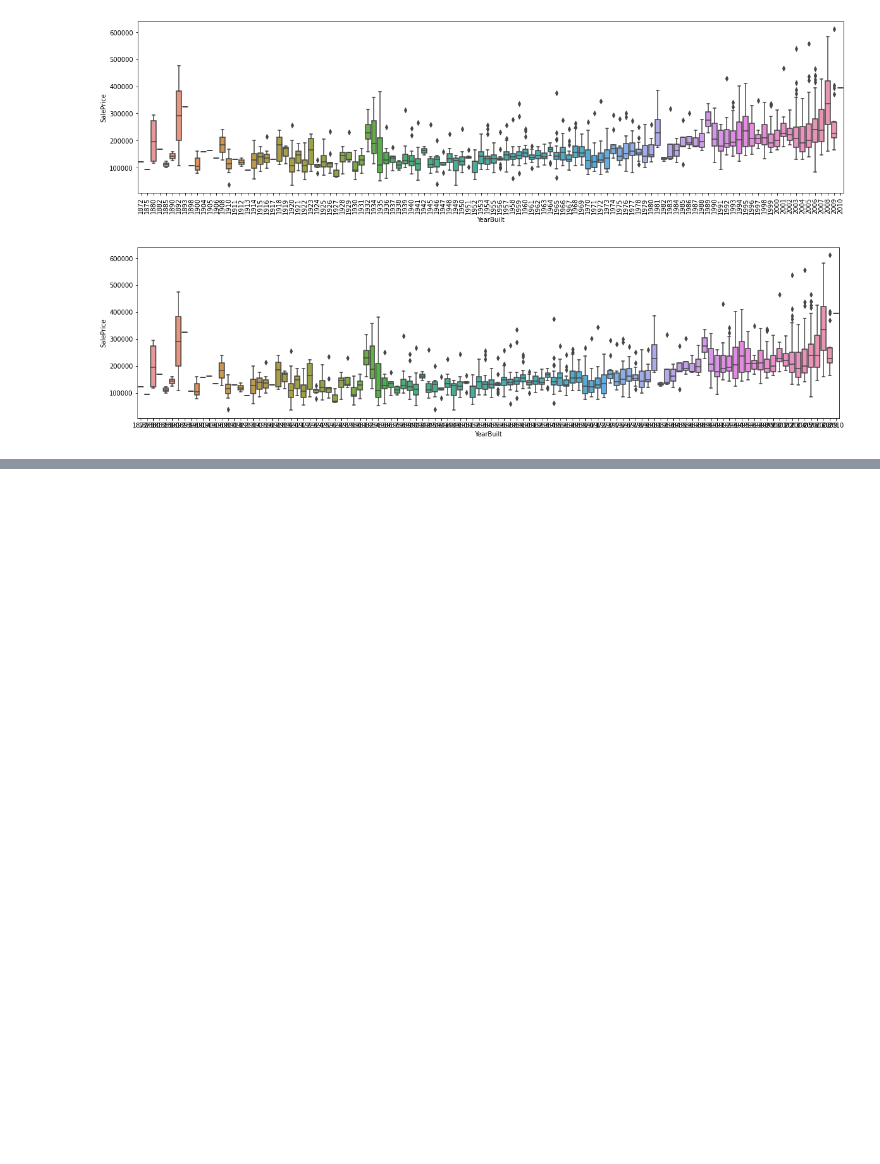
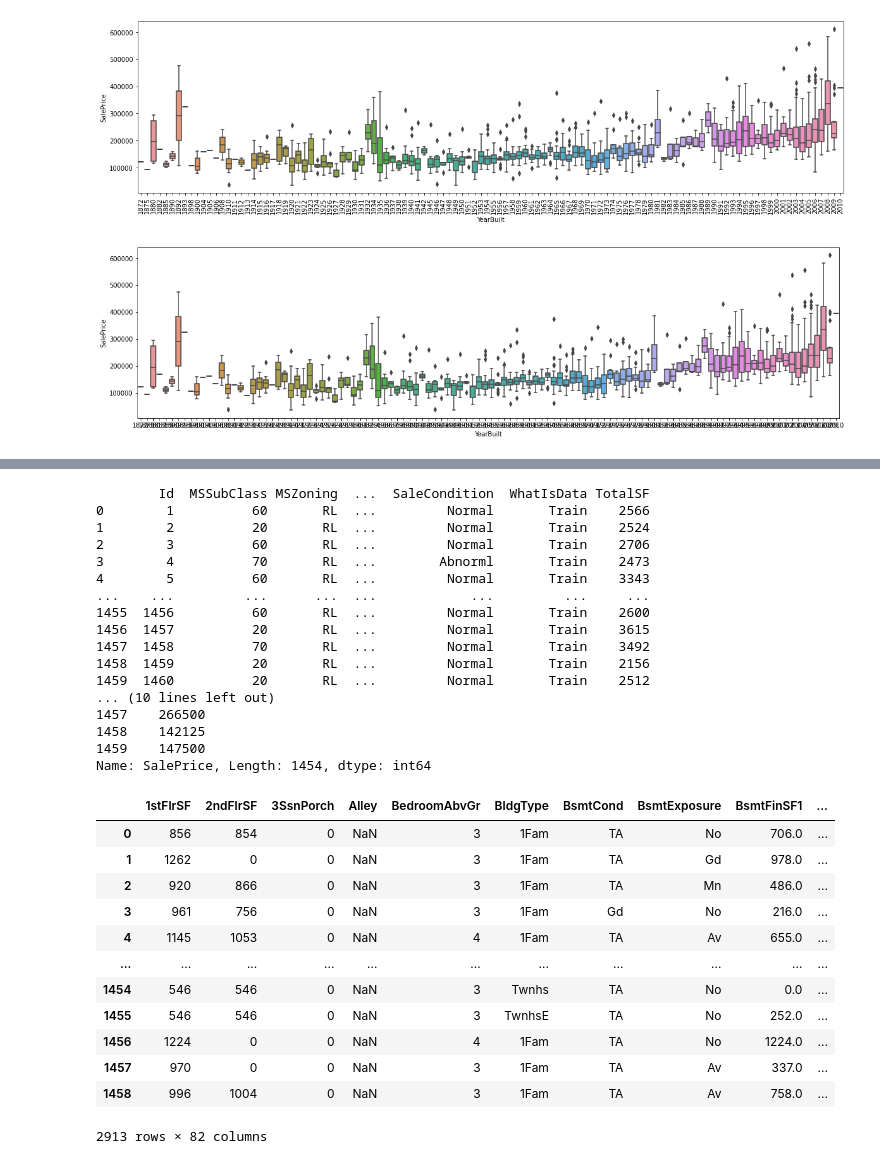
Before and after one commit to Tom-Lennox/Kaggle, a Jupyter notebook: HousePrices_c01.ipynb, the cells around one changed output, grey strips where cells are left out. Saved outputs shown, nothing was run; the diff lists cells and outputs as text; code cells hidden in the pictures; blank space fills up the shorter version.

```diff
--- a/HousePrices_c01.ipynb
+++ b/HousePrices_c01.ipynb
@@ -269,0 +282,41 @@ train = train.drop(train[(train['OverallQual']<10) & (train['SalePrice']>500000)
+# %%
+# train_x = train.drop("SalePrice",axis=1)
+
+print(train_x)
+train_y = train["SalePrice"]
+print(train_y)
+
+#学習データとテストデータを統合
+all_data = pd.concat([train_x,test_x],axis=0,sort=True)
+all_data
+# %% [output]
+        Id  MSSubClass MSZoning  ...  SaleCondition  WhatIsData TotalSF
+0        1          60       RL  ...         Normal       Train    2566
+1        2          20       RL  ...         Normal       Train    2524
+2        3          60       RL  ...         Normal       Train    2706
+3        4          70       RL  ...        Abnorml       Train    2473
+4        5          60       RL  ...         Normal       Train    3343
+...    ...         ...      ...  ...            ...         ...     ...
+1455  1456          60       RL  ...         Normal       Train    2600
+1456  1457          20       RL  ...         Normal       Train    3615
+1457  1458          70       RL  ...         Normal       Train    3492
+1458  1459          20       RL  ...         Normal       Train    2156
+1459  1460          20       RL  ...         Normal       Train    2512
+... (10 lines left out)
+1457    266500
+1458    142125
+1459    147500
+Name: SalePrice, Length: 1454, dtype: int64
+|  | 1stFlrSF | 2ndFlrSF | 3SsnPorch | Alley | BedroomAbvGr | BldgType | BsmtCond | BsmtExposure | BsmtFinSF1 | ... |
+| 0 | 856 | 854 | 0 | NaN | 3 | 1Fam | TA | No | 706.0 | ... |
+| 1 | 1262 | 0 | 0 | NaN | 3 | 1Fam | TA | Gd | 978.0 | ... |
+| 2 | 920 | 866 | 0 | NaN | 3 | 1Fam | TA | Mn | 486.0 | ... |
+| 3 | 961 | 756 | 0 | NaN | 3 | 1Fam | Gd | No | 216.0 | ... |
+| 4 | 1145 | 1053 | 0 | NaN | 4 | 1Fam | TA | Av | 655.0 | ... |
+| ... | ... | ... | ... | ... | ... | ... | ... | ... | ... | ... |
+| 1454 | 546 | 546 | 0 | NaN | 3 | Twnhs | TA | No | 0.0 | ... |
+| 1455 | 546 | 546 | 0 | NaN | 3 | TwnhsE | TA | No | 252.0 | ... |
+| 1456 | 1224 | 0 | 0 | NaN | 4 | 1Fam | TA | No | 1224.0 | ... |
+| 1457 | 970 | 0 | 0 | NaN | 3 | 1Fam | TA | Av | 337.0 | ... |
+| 1458 | 996 | 1004 | 0 | NaN | 3 | 1Fam | TA | Av | 758.0 | ... |
+2913 rows × 82 columns
```
Also changed, not shown: parts of 5 cells of this notebook.
